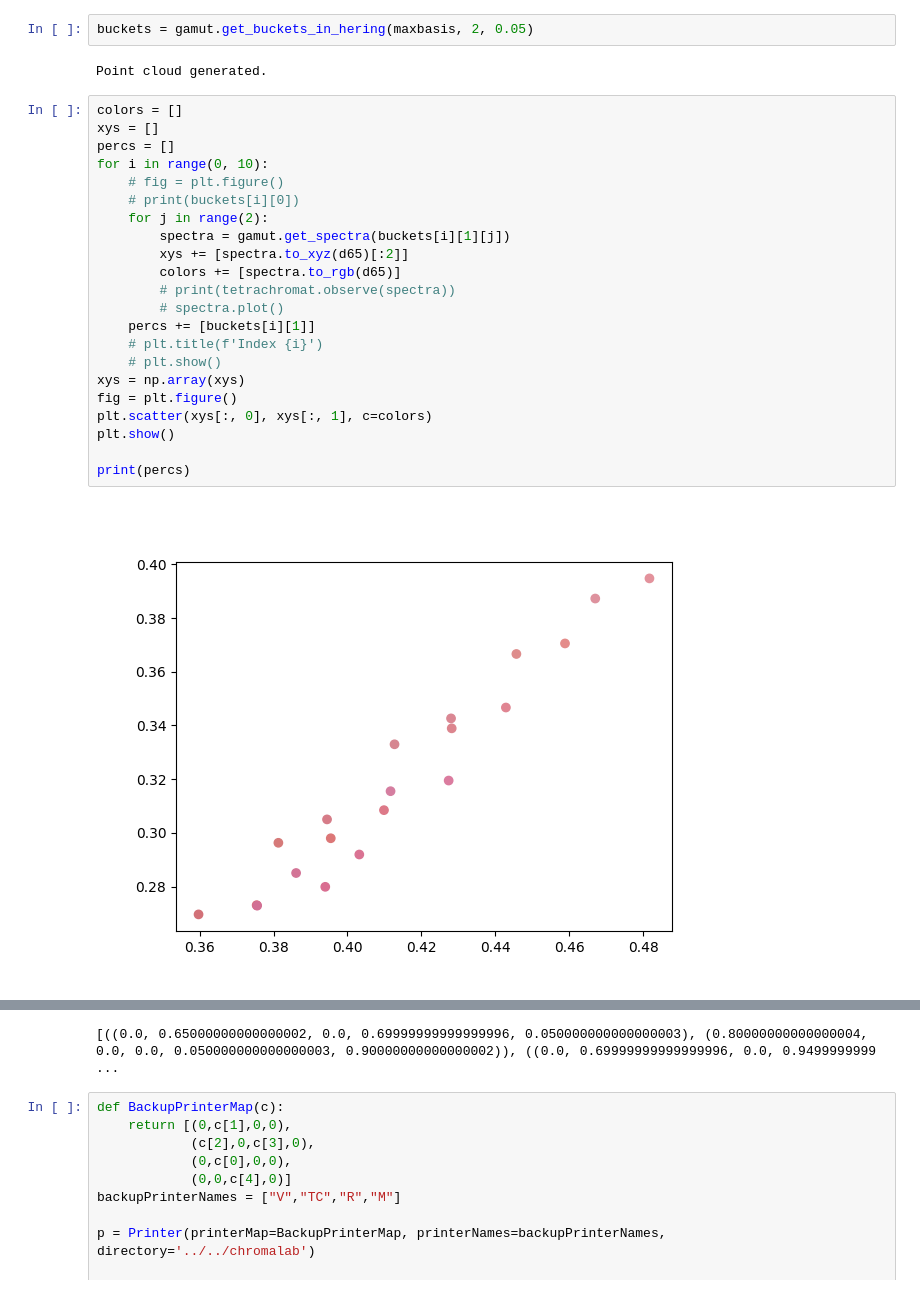
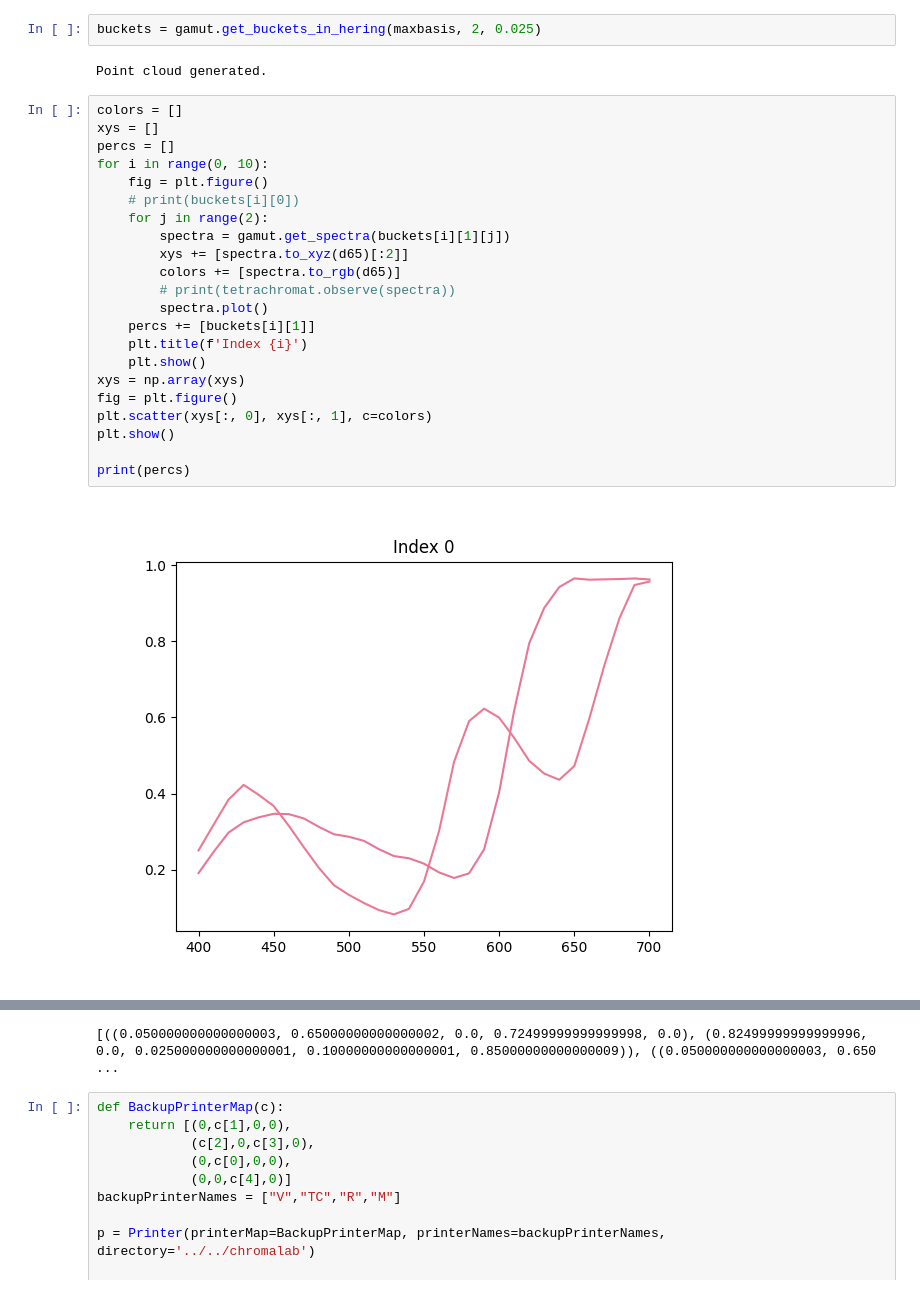
Before and after one commit to varunneal/ChromaLab, a Jupyter notebook: notebooks/exploration/printCCTest.ipynb, the cells around one changed output, grey strips where cells are left out. Saved outputs shown, nothing was run; the diff lists cells and outputs as text.

```diff
--- a/notebooks/exploration/printCCTest.ipynb
+++ b/notebooks/exploration/printCCTest.ipynb
@@ -46,30 +46,30 @@ tetrachromat = Observer.tetrachromat(wavelengths=wavelengths, illuminant=d65, ve
 maxbasis = MaxBasis(tetrachromat, verbose=True)
 tetra_maxbasis = maxbasis.get_max_basis_observer()
 # %%
-buckets = gamut.get_buckets_in_hering(maxbasis, 2, 0.05)
+buckets = gamut.get_buckets_in_hering(maxbasis, 2, 0.025)
 # %% [output]
 Point cloud generated.
 # %%
 colors = []
 xys = []
 percs = []
 for i in range(0, 10):
-    # fig = plt.figure()
+    fig = plt.figure()
     # print(buckets[i][0])
     for j in range(2):
         spectra = gamut.get_spectra(buckets[i][1][j])
         xys += [spectra.to_xyz(d65)[:2]]
         colors += [spectra.to_rgb(d65)]
         # print(tetrachromat.observe(spectra))
-        # spectra.plot()
+        spectra.plot()
     percs += [buckets[i][1]]
-    # plt.title(f'Index {i}')
-    # plt.show()
+    plt.title(f'Index {i}')
+    plt.show()
 xys = np.array(xys)
 fig = plt.figure()
 plt.scatter(xys[:, 0], xys[:, 1], c=colors)
 plt.show()
 
 print(percs)
 # %% [output]
-[figure, old version]
+[figure, new version]
@@ -76,4 +86,4 @@ print(percs)
-[((0.0, 0.65000000000000002, 0.0, 0.69999999999999996, 0.050000000000000003), (0.80000000000000004, 0.0, 0.0, 0.050000000000000003, 0.90000000000000002)), ((0.0, 0.69999999999999996, 0.0, 0.9499999999 ...
+[((0.050000000000000003, 0.65000000000000002, 0.0, 0.72499999999999998, 0.0), (0.82499999999999996, 0.0, 0.025000000000000001, 0.10000000000000001, 0.85000000000000009)), ((0.050000000000000003, 0.650 ...
 # %%
 def BackupPrinterMap(c):
     return [(0,c[1],0,0),
```
Also changed, not shown: parts of 1 cell of this notebook, 18 other files.
